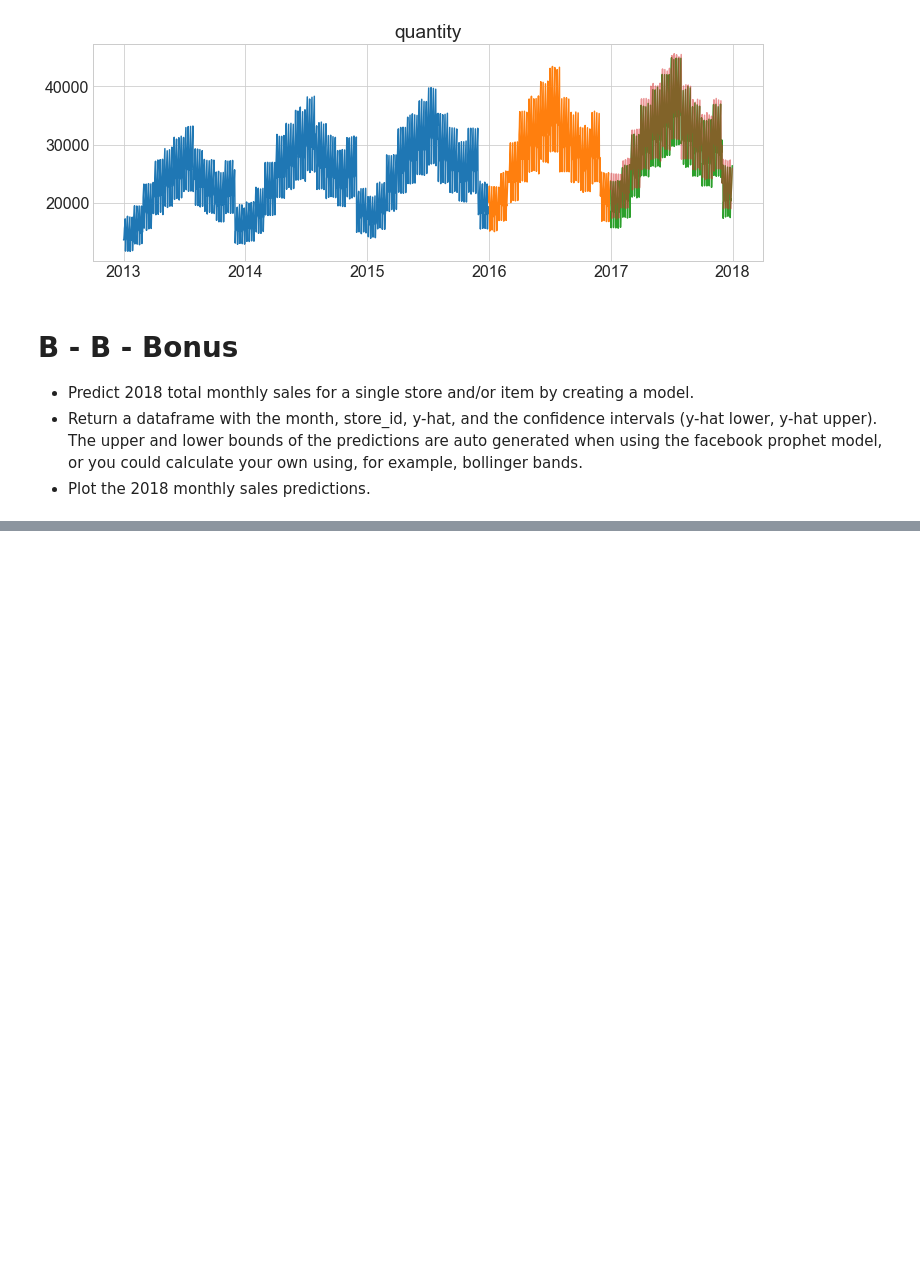
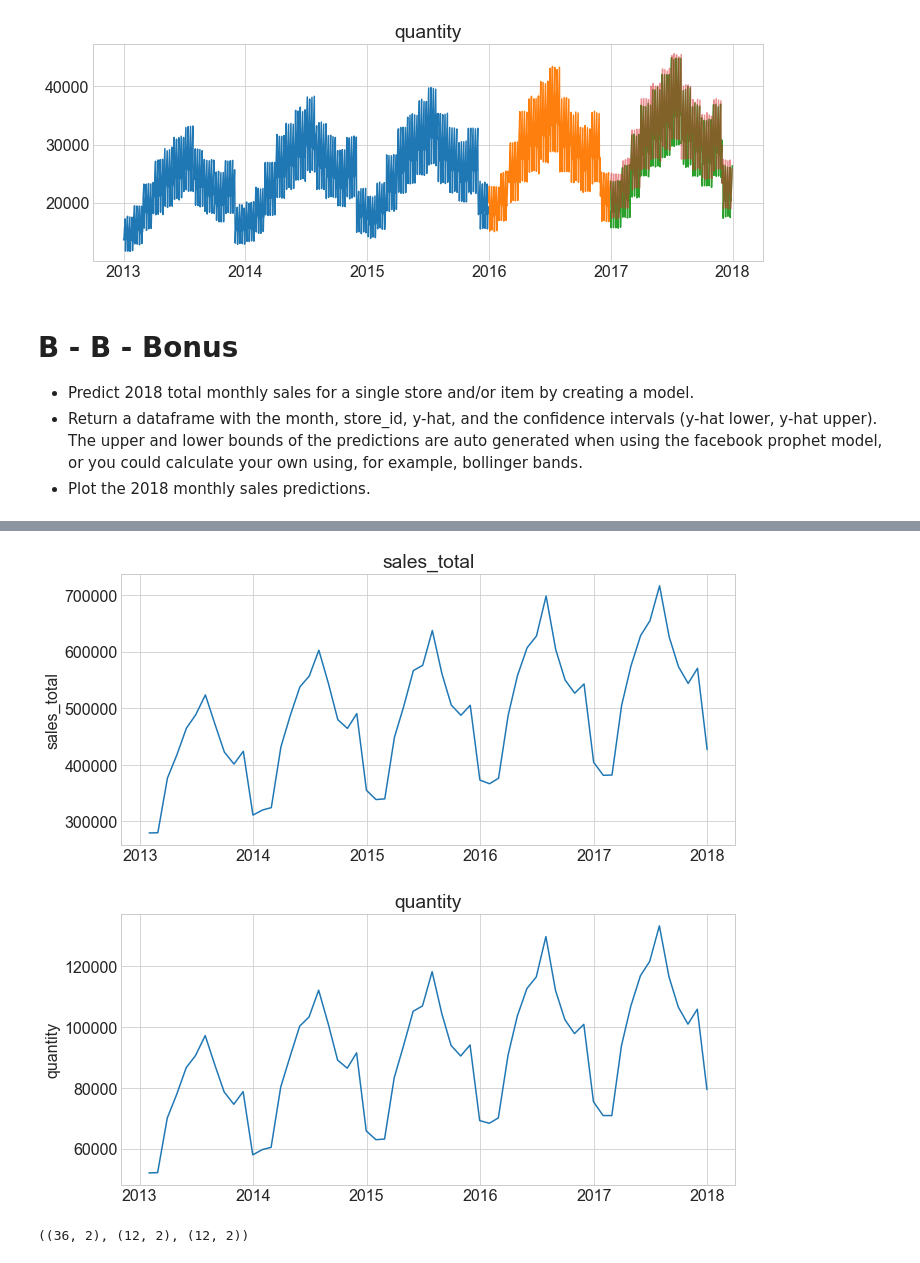
Before and after one commit to BraedenWright/time-series-exercises, a Jupyter notebook: model.ipynb, the cells around one changed output, grey strips where cells are left out. Drawn from its saved outputs; the diff is of its cells as text; code cells hidden in the pictures; blank space fills up the shorter version.

```diff
--- a/model.ipynb
+++ b/model.ipynb
@@ -542,3 +542,12 @@ Reading merged data from csv file...
 | 2013-01-01 | 13.0 | 1 | 1 | Riceland | Riceland American Jazmine Rice | 0.84 | 35200264013 | 35200264013 | ... |
 | 2013-01-01 | 26.0 | 211817 | 7 | Mueller | Mueller Sport Care Basic Support ... | 8.40 | 74676640211 | 74676640211 | ... |
 | 2013-01-01 | 27.0 | 832657 | 7 | Mama Marys | Pizza Sauce | 4.65 | 35457770664 | 35457770664 | ... |
+# %%
+# Looking only at Store 3(store_id == 3)
+df = df[df.store_id == 3]
+
+# resample for months
+df = df.resample('m')[['sales_total', 'quantity']].sum()
+# %%
+df = df.sort_index()
+df.head()
@@ -544,0 +562,19 @@ Reading merged data from csv file...
+# %%
+for col in train.columns:
+    plt.plot(df[col])
+    plt.ylabel(col)
+    plt.title(col)
+    plt.show()
+# %% [output]
+[figure, added]
+[figure, added]
+# %%
+# Split
+
+train = df.loc[:'2015']
+validate = df.loc['2016']
+test = df.loc['2017']
+
+train.shape, validate.shape, test.shape
+# %% [output]
+((36, 2), (12, 2), (12, 2))
```
Also changed, not shown: parts of 12 cells of this notebook.
